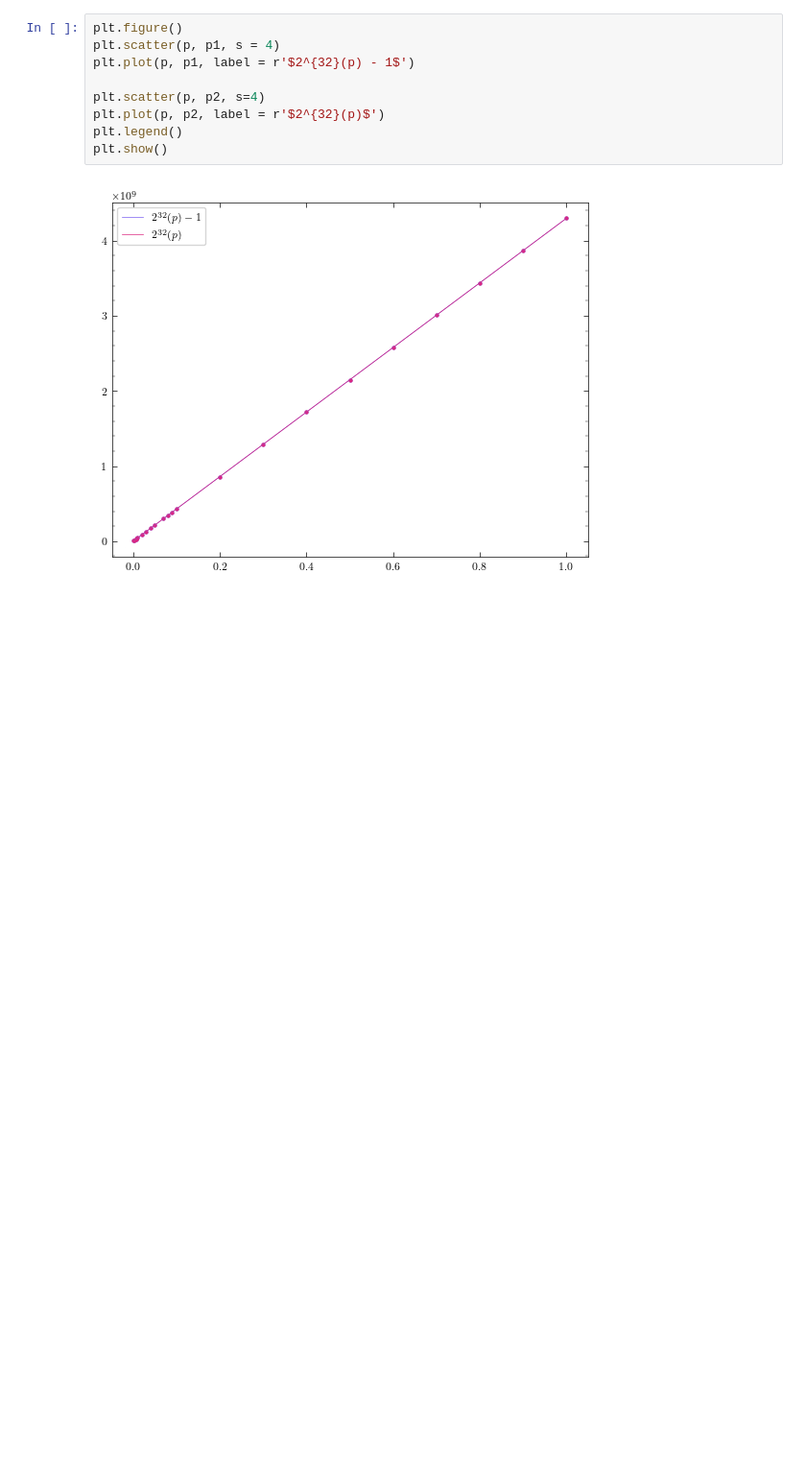
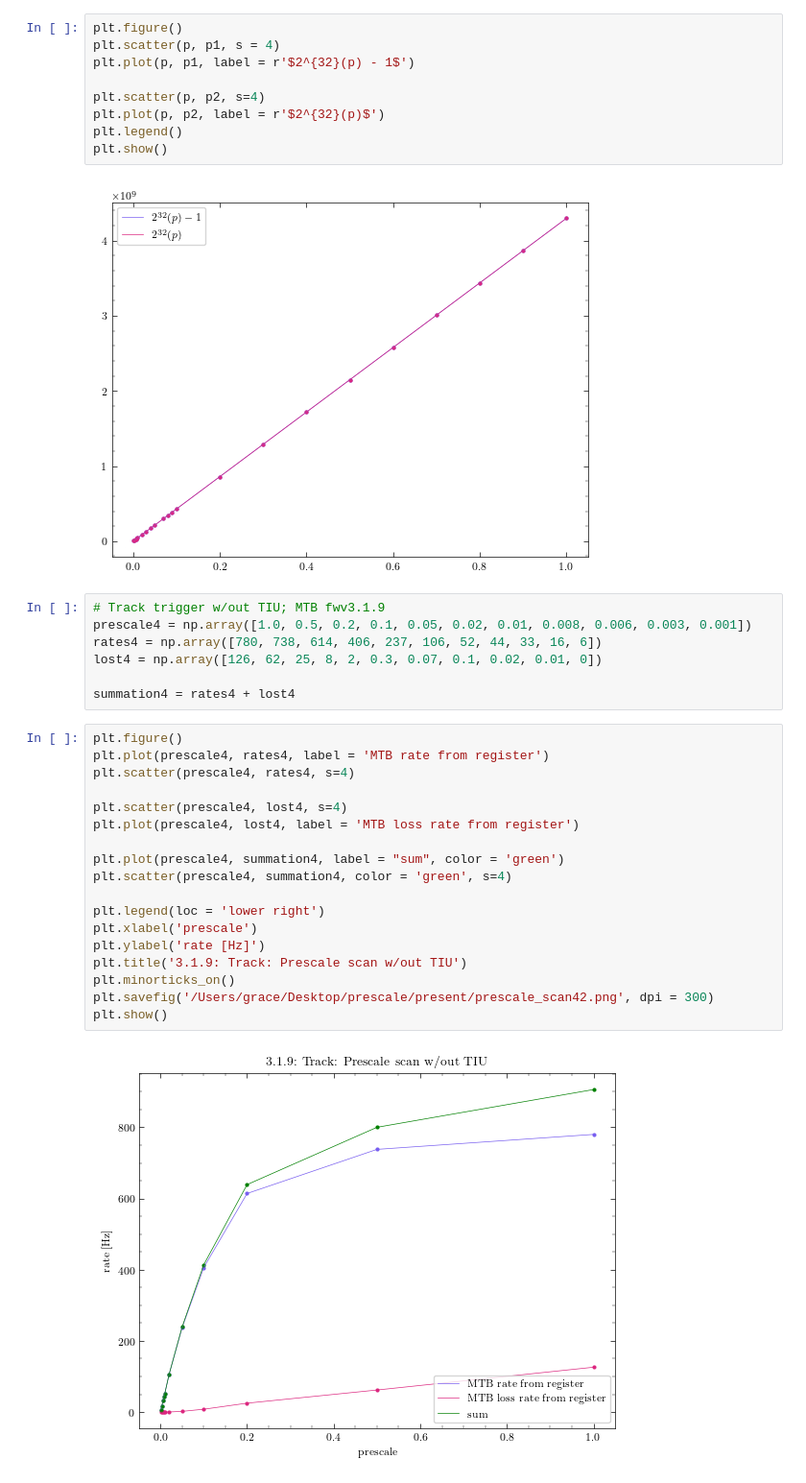
Before and after one commit to GAPS-Collab/analysis, a Jupyter notebook: grace/notebooks/prescale_study.ipynb, the cells around one changed output. Shown: that part at 96% size. Cells and saved outputs as stored; diff of their text form; blank space fills up the shorter version.

```diff
--- a/grace/notebooks/prescale_study.ipynb
+++ b/grace/notebooks/prescale_study.ipynb
@@ -520,3 +520,30 @@ plt.legend()
 plt.show()
 # %% [output]
 [figure]
+# %%
+# Track trigger w/out TIU; MTB fwv3.1.9
+prescale4 = np.array([1.0, 0.5, 0.2, 0.1, 0.05, 0.02, 0.01, 0.008, 0.006, 0.003, 0.001])
+rates4 = np.array([780, 738, 614, 406, 237, 106, 52, 44, 33, 16, 6])
+lost4 = np.array([126, 62, 25, 8, 2, 0.3, 0.07, 0.1, 0.02, 0.01, 0])
+
+summation4 = rates4 + lost4
+# %%
+plt.figure()
+plt.plot(prescale4, rates4, label = 'MTB rate from register')
+plt.scatter(prescale4, rates4, s=4)
+
+plt.scatter(prescale4, lost4, s=4)
+plt.plot(prescale4, lost4, label = 'MTB loss rate from register')
+
+plt.plot(prescale4, summation4, label = "sum", color = 'green')
+plt.scatter(prescale4, summation4, color = 'green', s=4)
+
+plt.legend(loc = 'lower right')
+plt.xlabel('prescale')
+plt.ylabel('rate [Hz]')
+plt.title('3.1.9: Track: Prescale scan w/out TIU')
+plt.minorticks_on()
+plt.savefig('/Users/grace/Desktop/prescale/present/prescale_scan42.png', dpi = 300)
+plt.show()
+# %% [output]
+[figure, added]
```
Also changed, not shown: parts of 4 cells of this notebook.
